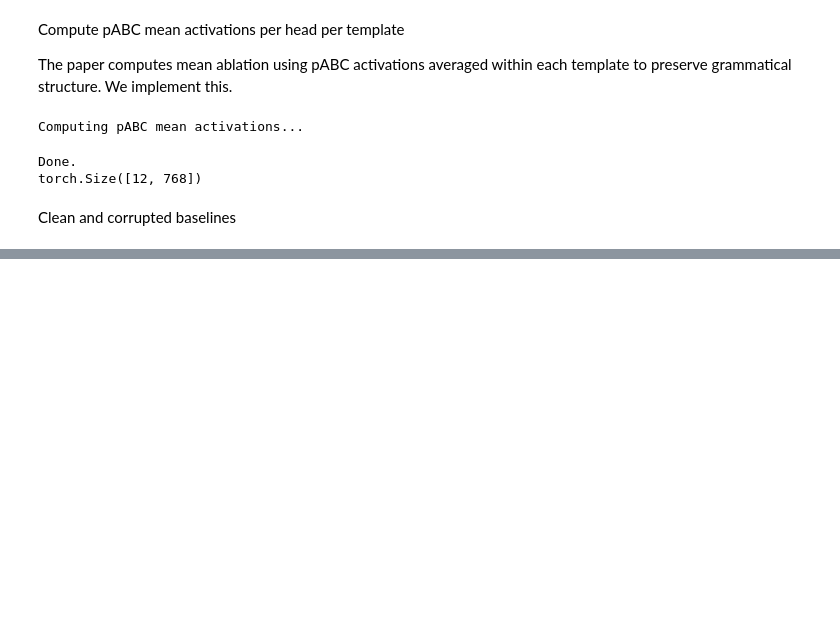
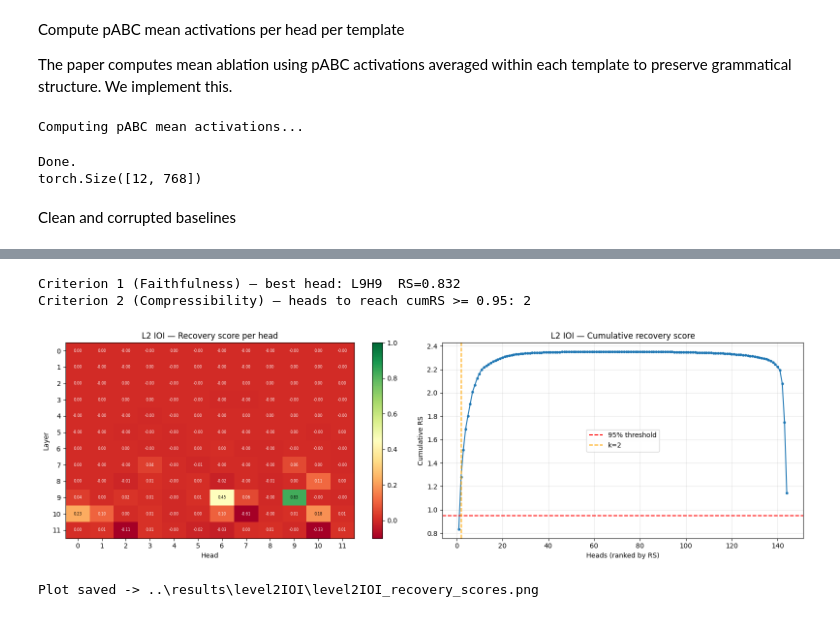
Before and after one commit to GabraxVolz1/Thesis, a Jupyter notebook: notebooks/03bis_level2_heads(IOI).ipynb, the cells around one changed output, grey strips where cells are left out. Saved outputs shown, nothing was run; the diff lists cells and outputs as text; code cells hidden in the pictures; blank space fills up the shorter version.

```diff
--- a/notebooks/03bis_level2_heads(IOI).ipynb
+++ b/notebooks/03bis_level2_heads(IOI).ipynb
@@ -453,0 +390,7 @@ print(f"Gap to recover:       {(clean_ld - corrupted_ld).mean():.4f}")
+# %%
+def recovery_score(patched_ld, corrupted_ld, clean_ld):
+    """Wang et al. 2022: fraction of the clean-corrupted gap restored."""
+    gap = (clean_ld - corrupted_ld).mean().item()
+    if abs(gap) < 1e-8:
+        return 0.0
+    return (patched_ld.mean().item() - corrupted_ld.mean().item()) / gap
@@ -453,0 +515,51 @@ print(f"Gap to recover:       {(clean_ld - corrupted_ld).mean():.4f}")
+# %%
+import numpy as np
+
+# Criterion 1: best single-head recovery score
+best_head = max(head_scores, key=head_scores.get)
+best_rs   = head_scores[best_head]
+print(f"Criterion 1 (Faithfulness) — best head: L{best_head[0]}H{best_head[1]}  RS={best_rs:.3f}")
+
+# Criterion 2: how many heads (ranked) to reach 80% cumulative RS?
+sorted_heads = sorted(head_scores.items(), key=lambda x: x[1], reverse=True)
+rs_vals = [rs for _, rs in sorted_heads]
+cumrs = np.cumsum(rs_vals)
+k95 = next((k for k, v in enumerate(cumrs, 1) if v >= 0.95), None)
+print(f"Criterion 2 (Compressibility) — heads to reach cumRS >= 0.95: {k95}")
+
+# Heatmap
+rs_matrix = np.array([[head_scores[(l, h)] for h in range(N_HEADS)] for l in range(N_LAYERS)])
+
+fig, axes = plt.subplots(1, 2, figsize=(16, 5))
+
+im = axes[0].imshow(rs_matrix, cmap="RdYlGn", aspect="auto", vmin=-0.1, vmax=1.0)
+axes[0].set_xlabel("Head"); axes[0].set_ylabel("Layer")
+axes[0].set_title("L2 IOI — Recovery score per head")
+axes[0].set_xticks(range(N_HEADS)); axes[0].set_yticks(range(N_LAYERS))
+plt.colorbar(im, ax=axes[0])
+for l in range(N_LAYERS):
+    for h in range(N_HEADS):
+        v = rs_matrix[l, h]
+        axes[0].text(h, l, f"{v:.2f}", ha="center", va="center", fontsize=5.5,
+                     color="black" if 0.15 < v < 0.85 else "white")
+
+# Cumulative RS curve
+axes[1].plot(range(1, len(rs_vals)+1), cumrs, marker="o", markersize=3)
+axes[1].axhline(0.95, color="red",    linestyle="--", label="95% threshold")
+if k95:
+    axes[1].axvline(k95, color="orange", linestyle="--", label=f"k={k95}")
+axes[1].set_xlabel("Heads (ranked by RS)")
+axes[1].set_ylabel("Cumulative RS")
+axes[1].set_title("L2 IOI — Cumulative recovery score")
+axes[1].legend(); axes[1].grid(True, alpha=0.3)
+
+plt.tight_layout()
+out_plot = RESULTS_DIR / "level2IOI_recovery_scores.png"
+plt.savefig(out_plot, dpi=150, bbox_inches="tight")
+plt.show()
+print(f"Plot saved -> {out_plot}")
+# %% [output]
+Criterion 1 (Faithfulness) — best head: L9H9  RS=0.832
+Criterion 2 (Compressibility) — heads to reach cumRS >= 0.95: 2
+[figure, added]
+Plot saved -> ..\results\level2IOI\level2IOI_recovery_scores.png
```
Also changed, not shown: parts of 9 cells of this notebook, 3 other files.
